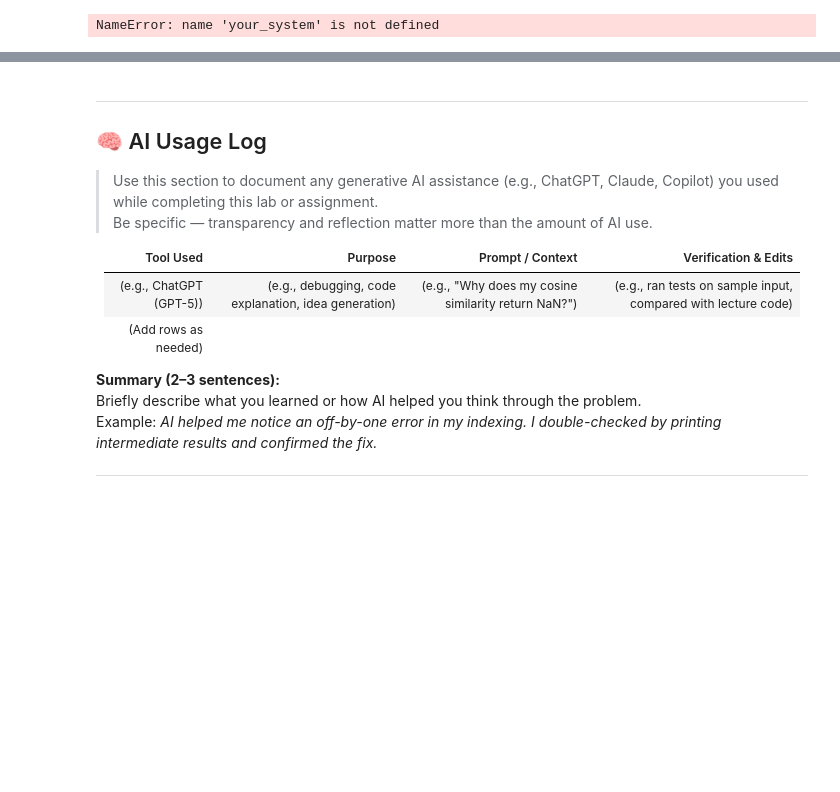
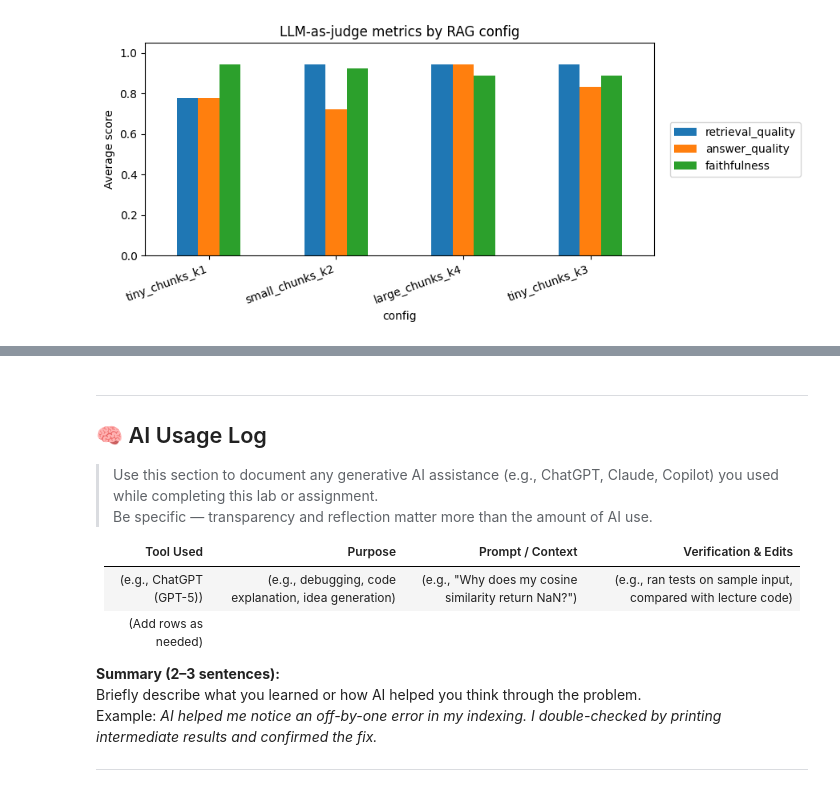
Before and after one commit to tulane-intro-ai-engineering/main, a Jupyter notebook: labs/trust_lab.ipynb, the cells around one changed output, grey strips where cells are left out. Cells and saved outputs as stored; diff of their text form; code cells hidden in the pictures; blank space fills up the shorter version.

```diff
--- a/labs/trust_lab.ipynb
+++ b/labs/trust_lab.ipynb
@@ -227,0 +633,12 @@ Write here:
+# %%
+# @title Aggregate metrics + inspect examples
+metric_cols = ["retrieval_quality", "answer_quality", "faithfulness"]
+
+metrics_by_config = (
+    results_df.groupby(["config", "chunk_size", "k"], as_index=False)[metric_cols]
+    .mean()
+    .sort_values("faithfulness", ascending=False)
+)
+
+print("Average metrics by config:")
+display(metrics_by_config)
@@ -228,53 +692,18 @@ Write here:
 # %%
-# @title Example:
+# @title Visualize metric differences
+plot_df = metrics_by_config.copy()
+plot_df = plot_df.set_index("config")
 
-# Your test set
-my_test_set = [
-    {
-        "query": "When is the dining hall open?",
-        "expected_keywords": ["hours", "open", "closed"],
-        "category": "hours"
-    },
-    {
-        "query": "What is the refund policy?",
-        "expected_keywords": ["refund", "policy", "days"],
-        "category": "policy"
-    },
-    # ... more test cases
-]
-
-# Simple evaluation function
-def evaluate_answer(query, answer, expected_keywords, context):
-    """Simple evaluation: check if key words appear in answer."""
-    score = 0
-    answer_lower = answer.lower()
-    for keyword in expected_keywords:
-        if keyword.lower() in answer_lower:
-            score += 1
-    return score / len(expected_keywords)  # Normalize to 0-1
-
-# Evaluate
-results = []
-for test_case in my_test_set:
-    # Run your system (RAG, agent, etc.)
-    answer = your_system(test_case["query"])
-    retrieved_context = get_context(test_case["query"])  # If using RAG
-
-    score = evaluate_answer(
-        test_case["query"],
-        answer,
-        test_case["expected_keywords"],
-        retrieved_context
-    )
-    results.append({
-        "query": test_case["query"],
-        "score": score,
-        "answer": answer
-    })
-
-# Summary
-avg_score = sum(r["score"] for r in results) / len(results)
-print(f"Average score: {avg_score:.2f}")
+ax = plot_df[["retrieval_quality", "answer_quality", "faithfulness"]].plot(
+    kind="bar", figsize=(9, 4)
+)
+ax.set_ylim(0, 1.05)
+ax.set_ylabel("Average score")
+ax.set_title("LLM-as-judge metrics by RAG config")
+plt.xticks(rotation=20, ha="right")
+ax.legend(loc="center left", bbox_to_anchor=(1.02, 0.5))
+plt.tight_layout()
+plt.show()
 # %% [output]
-NameError: name 'your_system' is not defined
+[figure, added]
 # %% [markdown]
```
Also changed, not shown: parts of 30 cells of this notebook, 1 other file.
